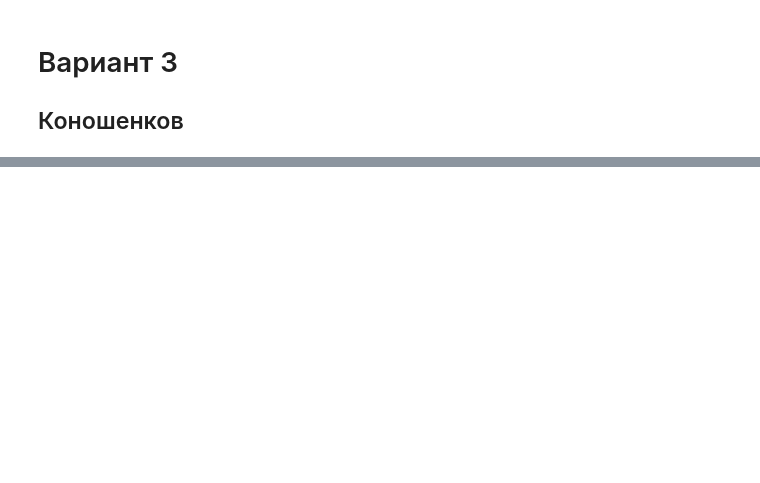
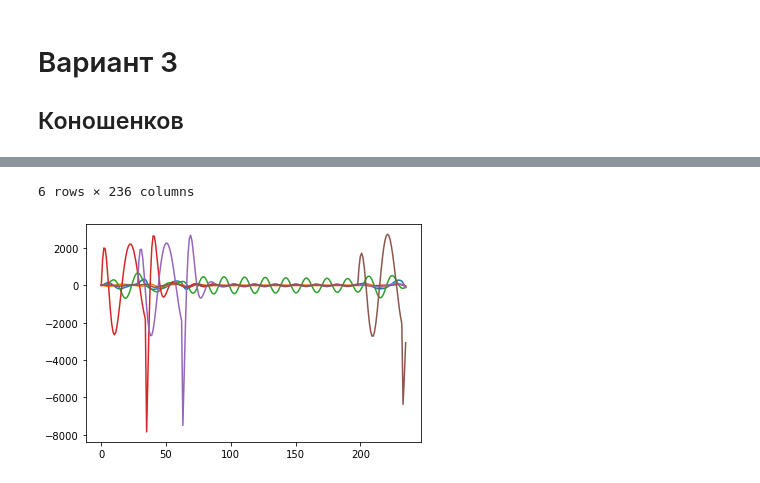
Before and after one commit to neit1t/University, a Jupyter notebook: Конашенков/Конашенков.ipynb, the cells around one changed output, grey strips where cells are left out. Drawn from its saved outputs; the diff is of its cells as text; code cells hidden in the pictures; blank space fills up the shorter version.

```diff
--- a/Конашенков/Конашенков.ipynb
+++ b/Конашенков/Конашенков.ipynb
@@ -78,0 +103,5 @@ def solve(k,c,m1,m2,m3,m4,m5,h1,l1,l2,l3,t_matrix,I1,delta_t=0.002,gamma = 0.5,b
+# %%
+for i in range(len(X)):
+    plt.plot(X_tt[i])
+pd.DataFrame(X_tt)
+# %% [output]
@@ -78,0 +115,2 @@ def solve(k,c,m1,m2,m3,m4,m5,h1,l1,l2,l3,t_matrix,I1,delta_t=0.002,gamma = 0.5,b
+6 rows × 236 columns
+[figure, added]
```
Also changed, not shown: parts of 8 cells of this notebook, 3 other files.
